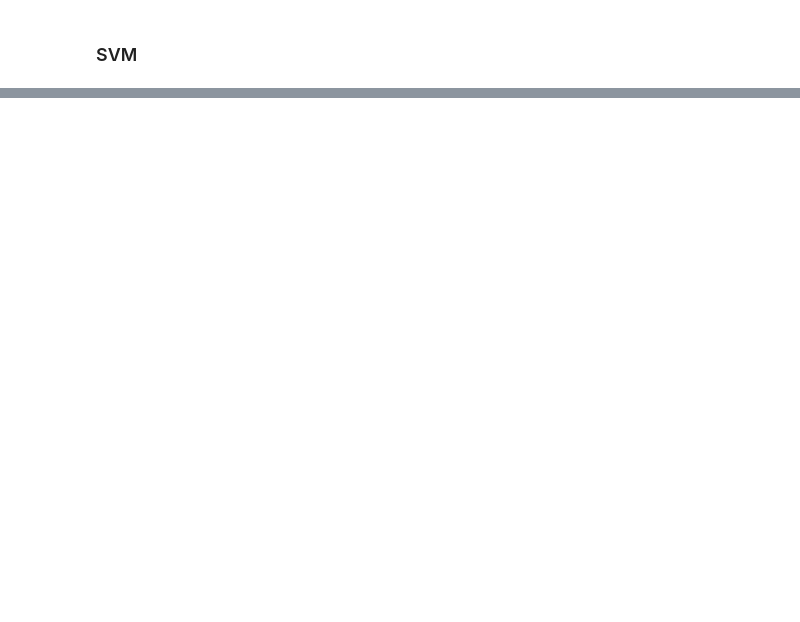
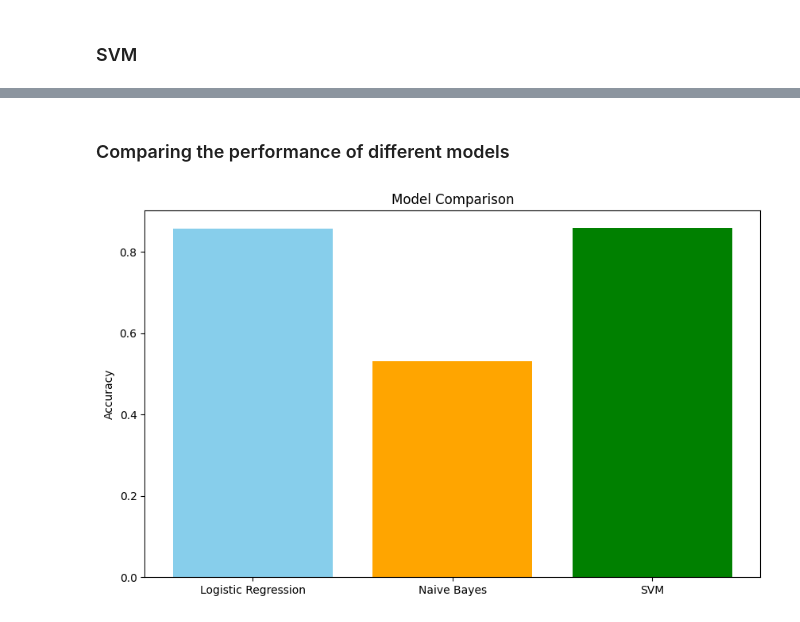
Before and after one commit to c2p-cmd/M606MachineLearning, a Jupyter notebook: lab1/data-preprocessing.ipynb, the cells around one changed output, grey strips where cells are left out. Cells and saved outputs as stored; diff of their text form; code cells hidden in the pictures; blank space fills up the shorter version.

Commit message:
adds comparision for all models

```diff
--- a/lab1/data-preprocessing.ipynb
+++ b/lab1/data-preprocessing.ipynb
@@ -291,3 +302,39 @@ Classification Report:
     accuracy                           0.86      8141
    macro avg       0.82      0.77      0.79      8141
 weighted avg       0.85      0.86      0.85      8141
+# %% [markdown]
+### Comparing the performance of different models
+# %%
+# Initialize the models
+logistic_regression = LogisticRegression()
+naive_bayes = GaussianNB()
+svm_classifier = SVC()
+
+# Fit the models
+logistic_regression.fit(transformed_x_train, y_train)
+naive_bayes.fit(transformed_x_train.toarray(), y_train)
+svm_classifier.fit(transformed_x_train, y_train)
+
+# Make predictions
+y_test_pred_logistic = logistic_regression.predict(transformed_x_test)
+y_test_pred_naive_bayes = naive_bayes.predict(transformed_x_test.toarray())
+y_test_pred_svm = svm_classifier.predict(transformed_x_test)
+
+# Evaluate the models
+accuracy_logistic = accuracy_score(y_test, y_test_pred_logistic)
+accuracy_naive_bayes = accuracy_score(y_test, y_test_pred_naive_bayes)
+accuracy_svm = accuracy_score(y_test, y_test_pred_svm)
+
+# Plot the accuracies
+import matplotlib.pyplot as plt
+
+models = ['Logistic Regression', 'Naive Bayes', 'SVM']
+accuracies = [accuracy_logistic, accuracy_naive_bayes, accuracy_svm]
+
+plt.figure(figsize=(10, 6))
+plt.bar(models, accuracies, color=['skyblue', 'orange', 'green', 'red'])
+plt.ylabel('Accuracy')
+plt.title('Model Comparison')
+plt.show()
+# %% [output]
+[figure, added]
```
Also changed, not shown: parts of 9 cells of this notebook.
